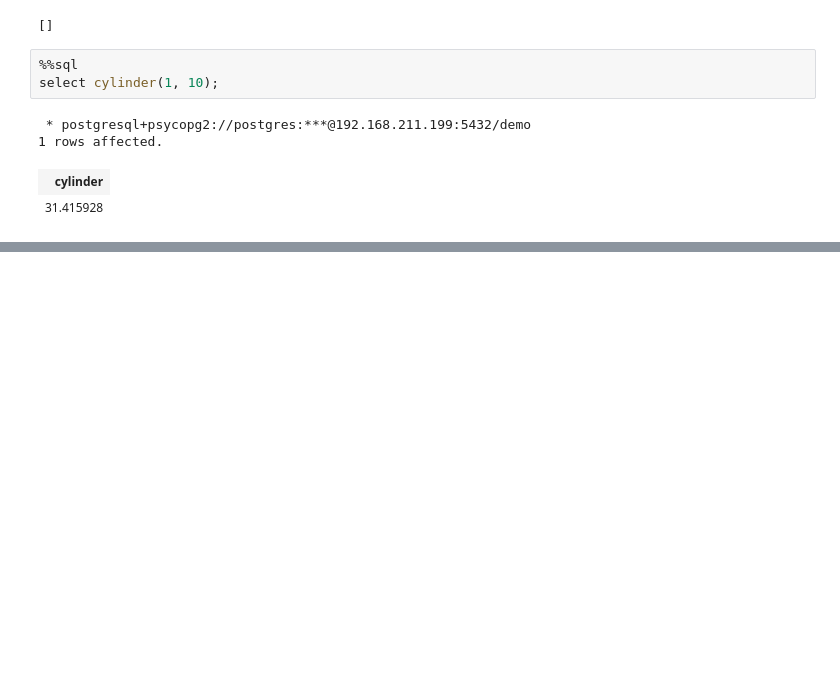
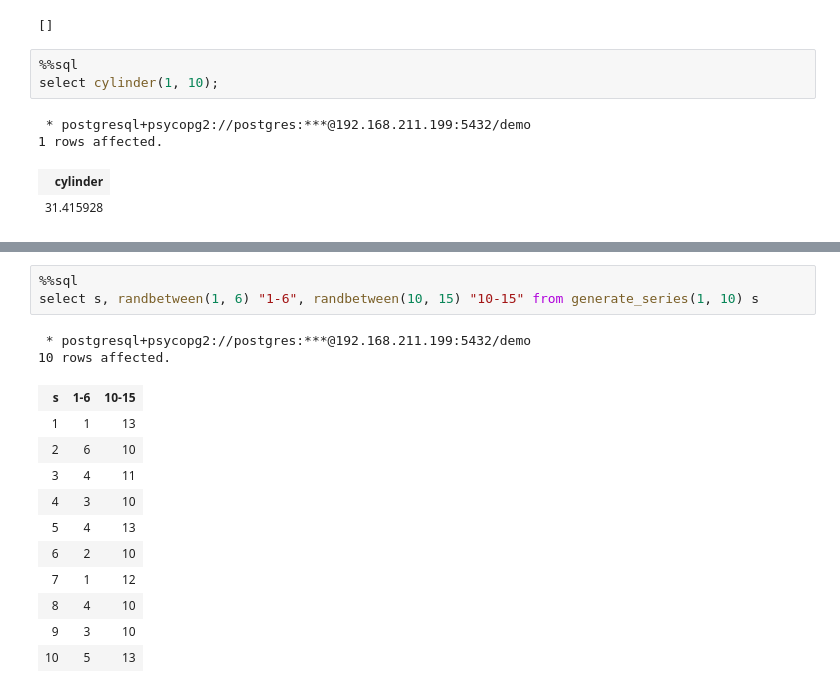
Before and after one commit to prasertcbs/postgresql_tutorial, a Jupyter notebook: scalar_function.ipynb, the cells around one changed output, grey strips where cells are left out. Saved outputs shown, nothing was run; the diff lists cells and outputs as text; blank space fills up the shorter version.

```diff
--- a/scalar_function.ipynb
+++ b/scalar_function.ipynb
@@ -241,0 +255,17 @@ select cylinder(1, 10);
+# %%
+%%sql
+select s, randbetween(1, 6) "1-6", randbetween(10, 15) "10-15" from generate_series(1, 10) s
+# %% [output]
+ * postgresql+psycopg2://postgres:***@192.168.211.199:5432/demo
+10 rows affected.
+| s | 1-6 | 10-15 |
+| 1 | 1 | 13 |
+| 2 | 6 | 10 |
+| 3 | 4 | 11 |
+| 4 | 3 | 10 |
+| 5 | 4 | 13 |
+| 6 | 2 | 10 |
+| 7 | 1 | 12 |
+| 8 | 4 | 10 |
+| 9 | 3 | 10 |
+| 10 | 5 | 13 |
```
Also changed, not shown: parts of 7 cells of this notebook.
